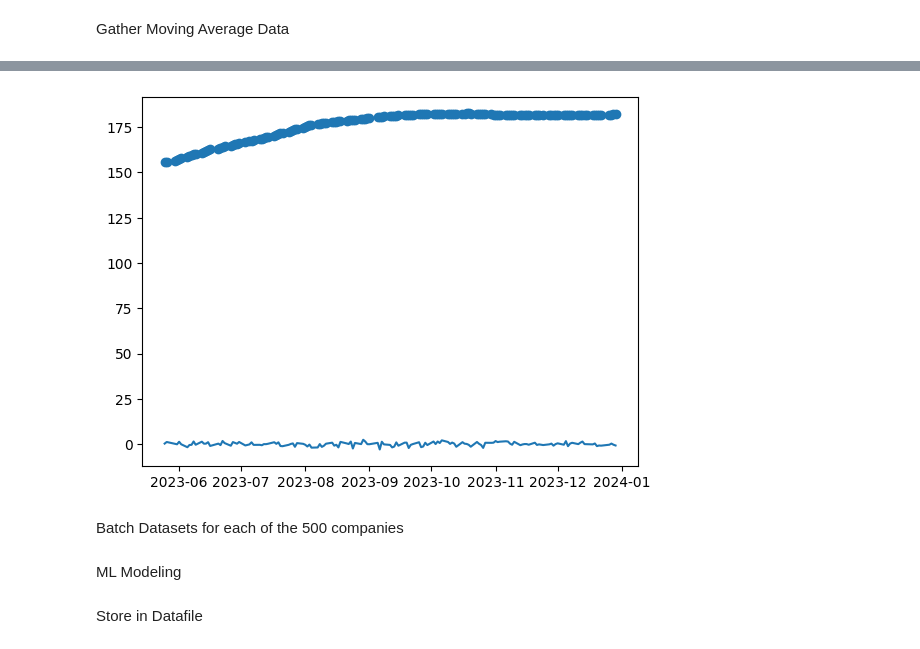
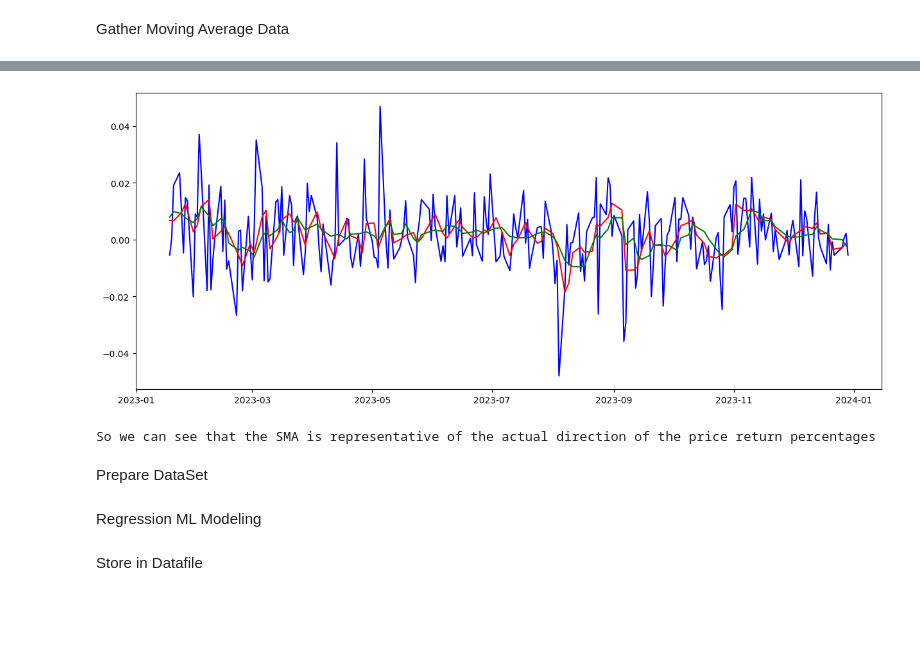
Before and after one commit to Retrospek/AlgorithmicTrading, a Jupyter notebook: backend/ArtificialIntelligence/EDA.ipynb, the cells around one changed output, grey strips where cells are left out. Cells and saved outputs as stored; diff of their text form; code cells hidden in the pictures; blank space fills up the shorter version.

```diff
--- a/backend/ArtificialIntelligence/EDA.ipynb
+++ b/backend/ArtificialIntelligence/EDA.ipynb
@@ -127,8 +124,2 @@ def process_df(df):
 
     return df
-# %%
-ticker = "AAPL"
-apple = yf.download(ticker, start="2023-01-01", end="2024-01-01")
-apple.reset_index(inplace=True)
-apple = process_df(apple).dropna()
-apple.iloc[50:60].head(10)
@@ -149,12 +126,19 @@ apple.iloc[50:60].head(10)
-# %%
-plt.plot(apple['Date'],apple['Daily%Change'])
-plt.scatter(x=apple['Date'], y=apple['100DaySMA'])
-plt.show()
-# %% [output]
-[figure, removed]
-# %% [markdown]
-Batch Datasets for each of the 500 companies
-# %% [markdown]
-ML Modeling
+# %%
+plt.figure(figsize=(15, 6))
+
+plt.plot(apple['Date'], apple['Daily%Change'], color="blue")
+plt.plot(apple['Date'].iloc[0:len(apple):2], apple['5DaySMA'].iloc[0:len(apple):2], color="red")
+plt.plot(apple['Date'].iloc[0:len(apple):2], apple['10DaySMA'].iloc[0:len(apple):2], color="green")
+
+plt.show()
+
+print("So we can see that the SMA is representative of the actual direction of the price return percentages")
+# %% [output]
+[figure, added]
+So we can see that the SMA is representative of the actual direction of the price return percentages
+# %% [markdown]
+Prepare DataSet
+# %% [markdown]
+Regression ML Modeling
 # %% [markdown]
 Store in Datafile
```
Also changed, not shown: parts of 3 cells of this notebook, 3 other files.
